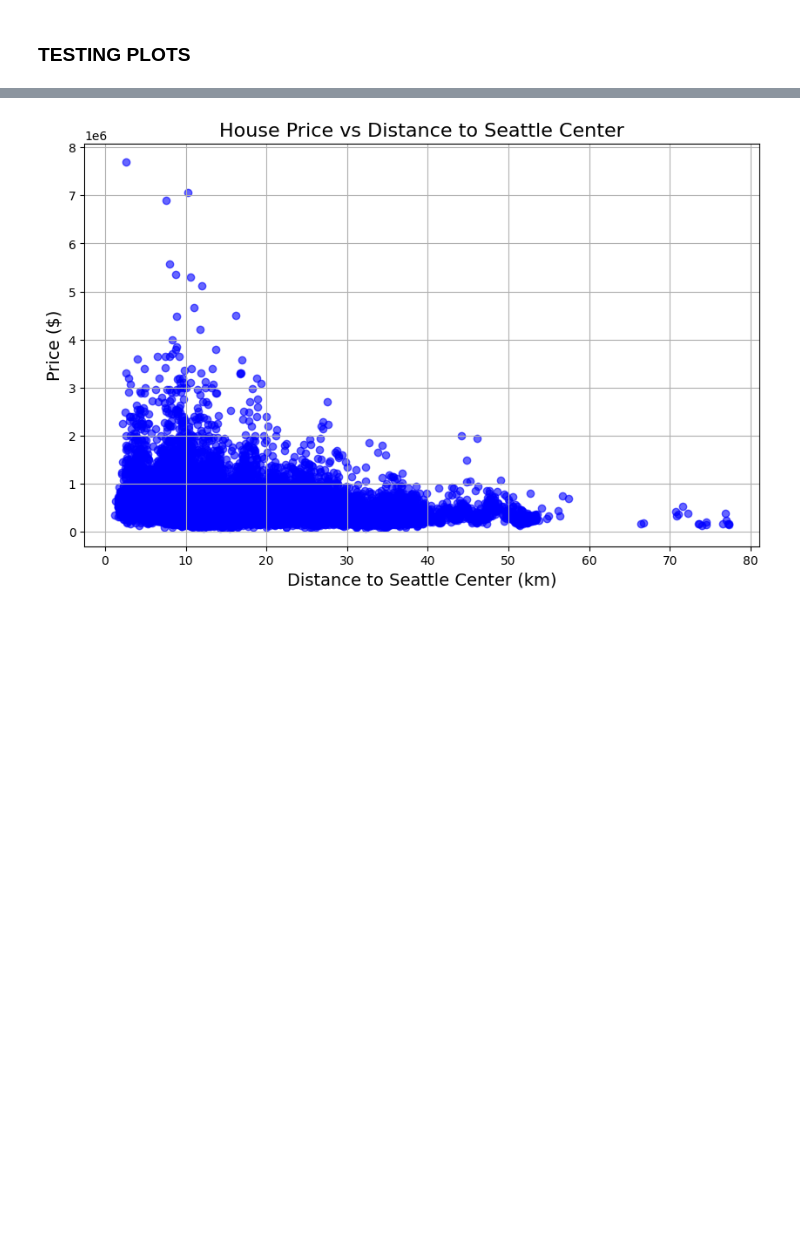
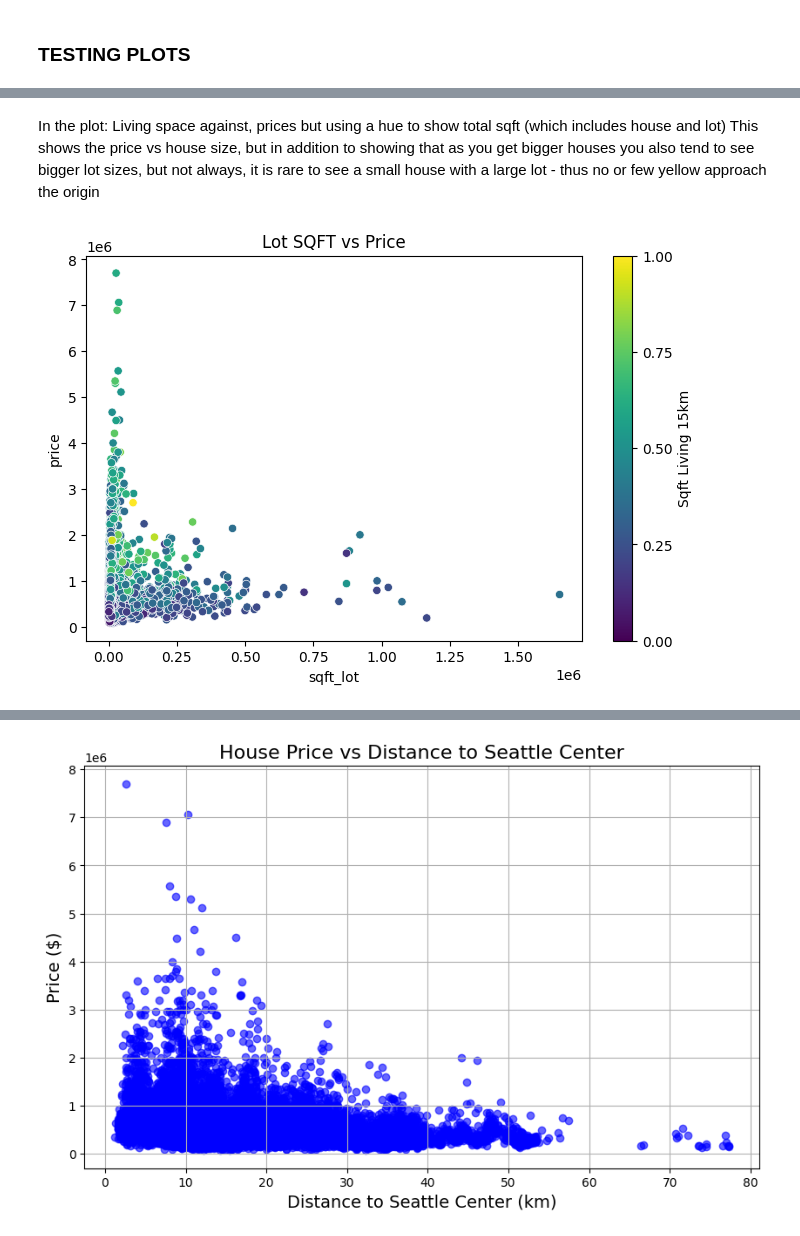
Before and after one commit to RehlytC/EDA_Project, a Jupyter notebook: EDA.ipynb, the cells around one changed output, grey strips where cells are left out. Drawn from its saved outputs; the diff is of its cells as text; code cells hidden in the pictures; blank space fills up the shorter version.

Commit message:
update again

```diff
--- a/EDA.ipynb
+++ b/EDA.ipynb
@@ -666,0 +230,17 @@ df['distance_to_seattle'] = df.apply(lambda row: haversine(row['lat'], row['long
+# %% [markdown]
+In the plot: Living space against, prices but using a hue to show total sqft (which includes house and lot)
+This shows the price vs house size, but in addition to showing that as you get bigger houses you also tend to see bigger lot sizes, but not always, it is rare to see a small house with a large lot - thus no or few yellow approach the origin
+# %%
+scatter = sns.scatterplot(data=df, x='sqft_lot', y='price', hue='sqft_living15_normalized', palette='viridis')
+plt.title(
+    label='Lot SQFT vs Price'
+)
+
+scatter.legend_.remove()  # Remove default legend
+cbar = plt.colorbar(scatter.collections[0], ticks=[0, 0.25, 0.5, 0.75, 1])  # Specify ticks
+cbar.set_label('Sqft Living 15km')
+
+
+plt.show()
+# %% [output]
+[figure, added]
```
Also changed, not shown: parts of 79 cells of this notebook, 1 other file.
